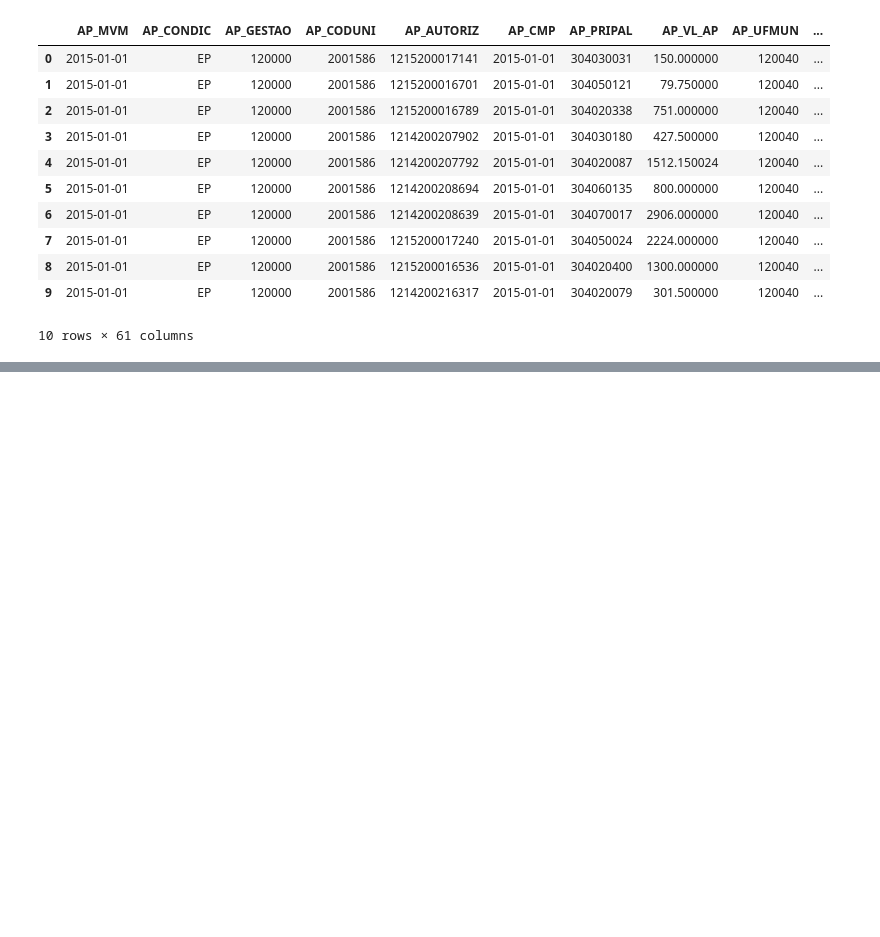
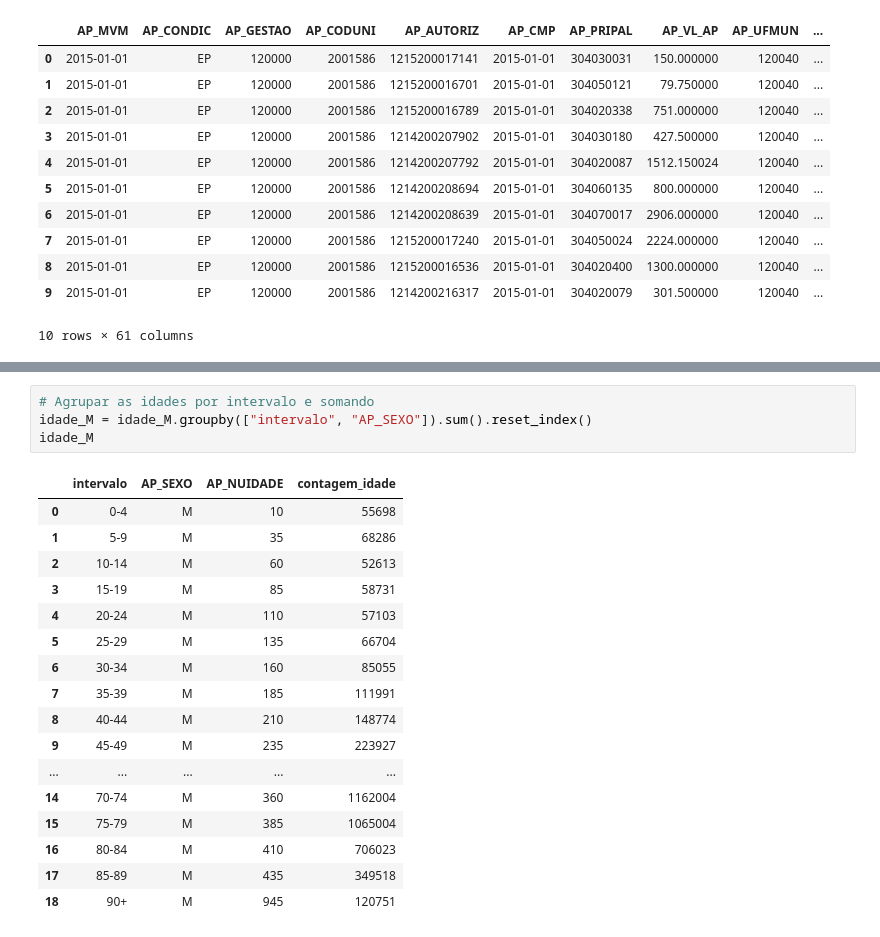
Before and after one commit to leandroladislau/DATASUS, a Jupyter notebook: Analise/Analise_datasus_1.ipynb, the cells around one changed output, grey strips where cells are left out. Drawn from its saved outputs; the diff is of its cells as text; blank space fills up the shorter version.

```diff
--- a/Analise/Analise_datasus_1.ipynb
+++ b/Analise/Analise_datasus_1.ipynb
@@ -356,0 +420,22 @@ df.limit(10).toPandas()
+# %%
+# Agrupar as idades por intervalo e somando
+idade_M = idade_M.groupby(["intervalo", "AP_SEXO"]).sum().reset_index()
+idade_M
+# %% [output]
+|  | intervalo | AP_SEXO | AP_NUIDADE | contagem_idade |
+| 0 | 0-4 | M | 10 | 55698 |
+| 1 | 5-9 | M | 35 | 68286 |
+| 2 | 10-14 | M | 60 | 52613 |
+| 3 | 15-19 | M | 85 | 58731 |
+| 4 | 20-24 | M | 110 | 57103 |
+| 5 | 25-29 | M | 135 | 66704 |
+| 6 | 30-34 | M | 160 | 85055 |
+| 7 | 35-39 | M | 185 | 111991 |
+| 8 | 40-44 | M | 210 | 148774 |
+| 9 | 45-49 | M | 235 | 223927 |
+| ... | ... | ... | ... | ... |
+| 14 | 70-74 | M | 360 | 1162004 |
+| 15 | 75-79 | M | 385 | 1065004 |
+| 16 | 80-84 | M | 410 | 706023 |
+| 17 | 85-89 | M | 435 | 349518 |
+| 18 | 90+ | M | 945 | 120751 |
```
Also changed, not shown: parts of 57 cells of this notebook.
